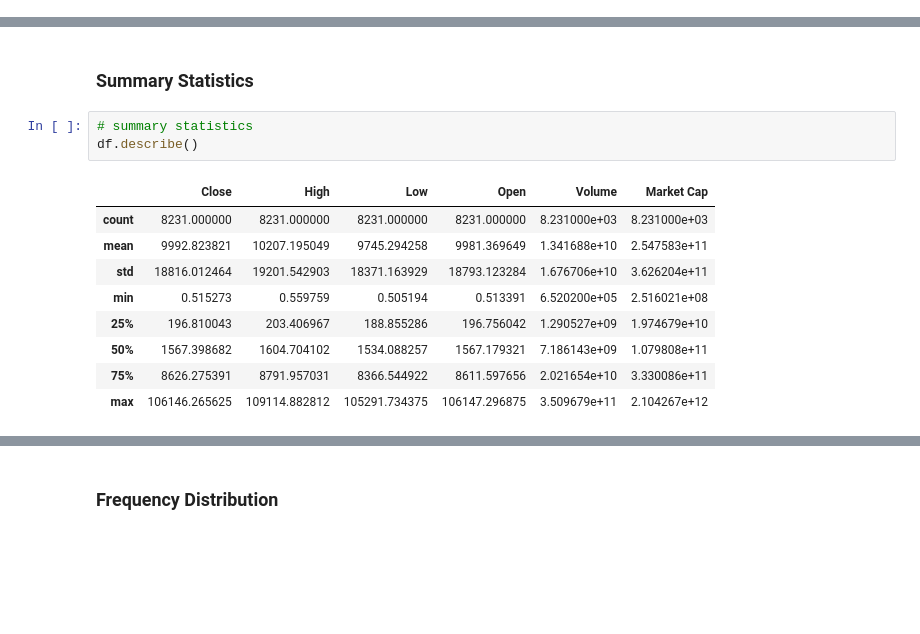
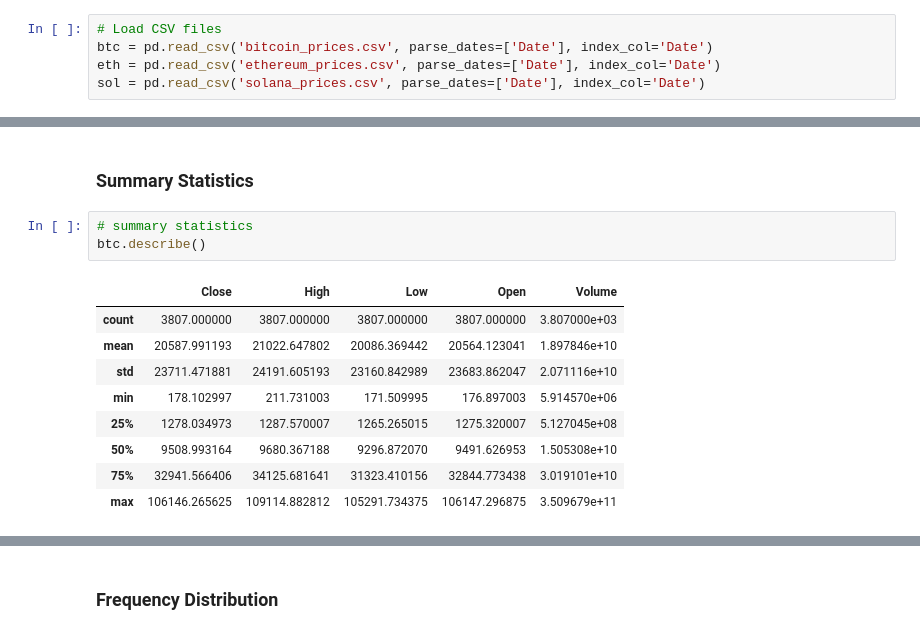
Before and after one commit to bonareri/Cryptocurrency-Price-Prediction-, a Jupyter notebook: Bitcoin_data_collection_analysis.ipynb, the cells around one changed output, grey strips where cells are left out. Saved outputs shown, nothing was run; the diff lists cells and outputs as text; blank space fills up the shorter version.

```diff
--- a/Bitcoin_data_collection_analysis.ipynb
+++ b/Bitcoin_data_collection_analysis.ipynb
@@ -111,0 +96,5 @@ df = pd.read_csv('/content/crypto_data.csv')
+# %%
+# Load CSV files
+btc = pd.read_csv('bitcoin_prices.csv', parse_dates=['Date'], index_col='Date')
+eth = pd.read_csv('ethereum_prices.csv', parse_dates=['Date'], index_col='Date')
+sol = pd.read_csv('solana_prices.csv', parse_dates=['Date'], index_col='Date')
@@ -191,14 +180,14 @@ df.head()
 ### Summary Statistics
 # %%
 # summary statistics
-df.describe()
+btc.describe()
 # %% [output]
-|  | Close | High | Low | Open | Volume | Market Cap |
-| count | 8231.000000 | 8231.000000 | 8231.000000 | 8231.000000 | 8.231000e+03 | 8.231000e+03 |
-| mean | 9992.823821 | 10207.195049 | 9745.294258 | 9981.369649 | 1.341688e+10 | 2.547583e+11 |
-| std | 18816.012464 | 19201.542903 | 18371.163929 | 18793.123284 | 1.676706e+10 | 3.626204e+11 |
-| min | 0.515273 | 0.559759 | 0.505194 | 0.513391 | 6.520200e+05 | 2.516021e+08 |
-| 25% | 196.810043 | 203.406967 | 188.855286 | 196.756042 | 1.290527e+09 | 1.974679e+10 |
-| 50% | 1567.398682 | 1604.704102 | 1534.088257 | 1567.179321 | 7.186143e+09 | 1.079808e+11 |
-| 75% | 8626.275391 | 8791.957031 | 8366.544922 | 8611.597656 | 2.021654e+10 | 3.330086e+11 |
-| max | 106146.265625 | 109114.882812 | 105291.734375 | 106147.296875 | 3.509679e+11 | 2.104267e+12 |
+|  | Close | High | Low | Open | Volume |
+| count | 3807.000000 | 3807.000000 | 3807.000000 | 3807.000000 | 3.807000e+03 |
+| mean | 20587.991193 | 21022.647802 | 20086.369442 | 20564.123041 | 1.897846e+10 |
+| std | 23711.471881 | 24191.605193 | 23160.842989 | 23683.862047 | 2.071116e+10 |
+| min | 178.102997 | 211.731003 | 171.509995 | 176.897003 | 5.914570e+06 |
+| 25% | 1278.034973 | 1287.570007 | 1265.265015 | 1275.320007 | 5.127045e+08 |
+| 50% | 9508.993164 | 9680.367188 | 9296.872070 | 9491.626953 | 1.505308e+10 |
+| 75% | 32941.566406 | 34125.681641 | 31323.410156 | 32844.773438 | 3.019101e+10 |
+| max | 106146.265625 | 109114.882812 | 105291.734375 | 106147.296875 | 3.509679e+11 |
```
Also changed, not shown: parts of 37 cells of this notebook.
